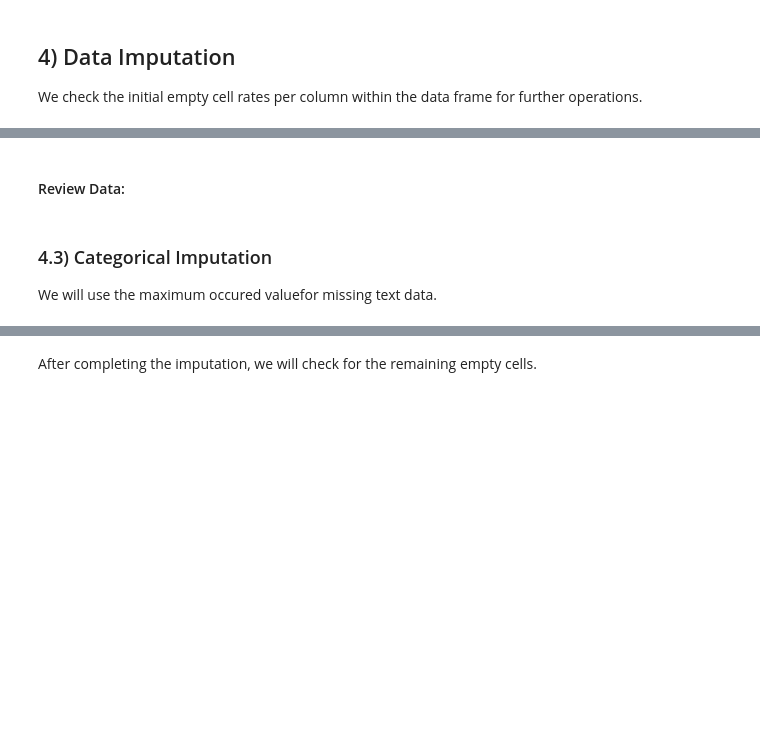
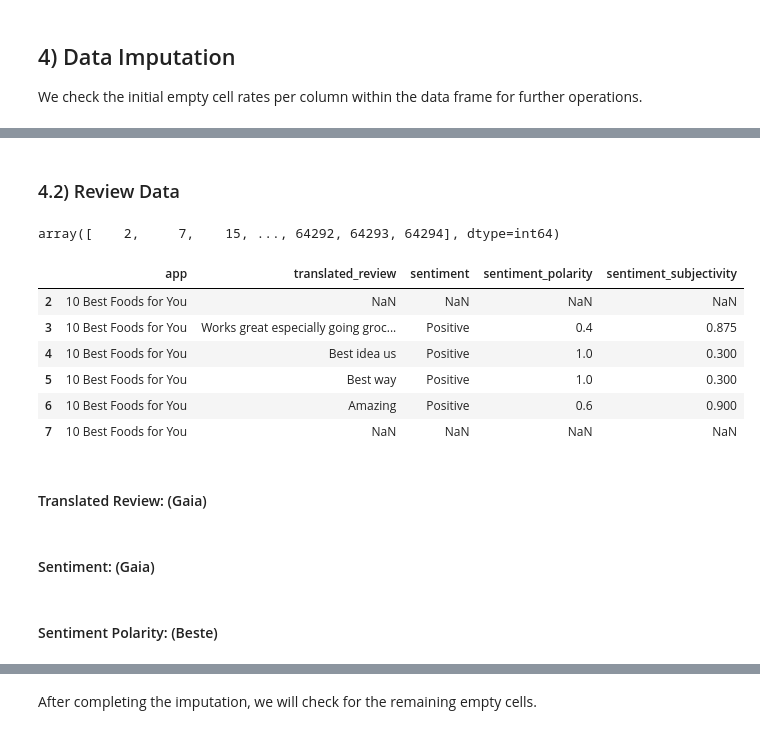
Before and after one commit to GOliviero92/Google-Apps-Analysis, a Jupyter notebook: data_cleaning.ipynb, the cells around one changed output, grey strips where cells are left out. Drawn from its saved outputs; the diff is of its cells as text; code cells hidden in the pictures; blank space fills up the shorter version.

```diff
--- a/data_cleaning.ipynb
+++ b/data_cleaning.ipynb
@@ -268,14 +400,7 @@ We may now fill NaN values with column specific solutions.
 # %% [markdown]
-#### Review Data:
+### 4.2) Review Data
 # %%
-# Check locations for empty cells to view: np.where(df_anidb.isnull())
-# fill missing values of numerical column cells with medians of the columns
-
-# CODE HERE
-
-# recheck the previous samples
-
-# CODE HERE
+# check some sample row locations for empty cells to view: np.where(df_feature.isnull())
+np.unique(np.where(df_review.isnull())[0])
+# %% [output]
+array([    2,     7,    15, ..., 64292, 64293, 64294], dtype=int64)
-# %% [markdown]
-### 4.3) Categorical Imputation
-We will use the maximum occured valuefor missing text data.
@@ -286,0 +407,13 @@ We will use the maximum occured valuefor missing text data.
+# %%
+# print some interval with empties to check the imputation results later
+df_review.loc[2:7]
+# %% [output]
+|  | app | translated_review | sentiment | sentiment_polarity | sentiment_subjectivity |
+| 2 | 10 Best Foods for You | NaN | NaN | NaN | NaN |
+| 3 | 10 Best Foods for You | Works great especially going groc... | Positive | 0.4 | 0.875 |
+| 4 | 10 Best Foods for You | Best idea us | Positive | 1.0 | 0.300 |
+| 5 | 10 Best Foods for You | Best way | Positive | 1.0 | 0.300 |
+| 6 | 10 Best Foods for You | Amazing | Positive | 0.6 | 0.900 |
+| 7 | 10 Best Foods for You | NaN | NaN | NaN | NaN |
+# %% [markdown]
+#### Translated Review: (Gaia)
@@ -286,0 +428,2 @@ We will use the maximum occured valuefor missing text data.
+# %% [markdown]
+#### Sentiment: (Gaia)
@@ -286,0 +438,2 @@ We will use the maximum occured valuefor missing text data.
+# %% [markdown]
+#### Sentiment Polarity: (Beste)
```
Also changed, not shown: parts of 89 cells of this notebook, 1 other file.
